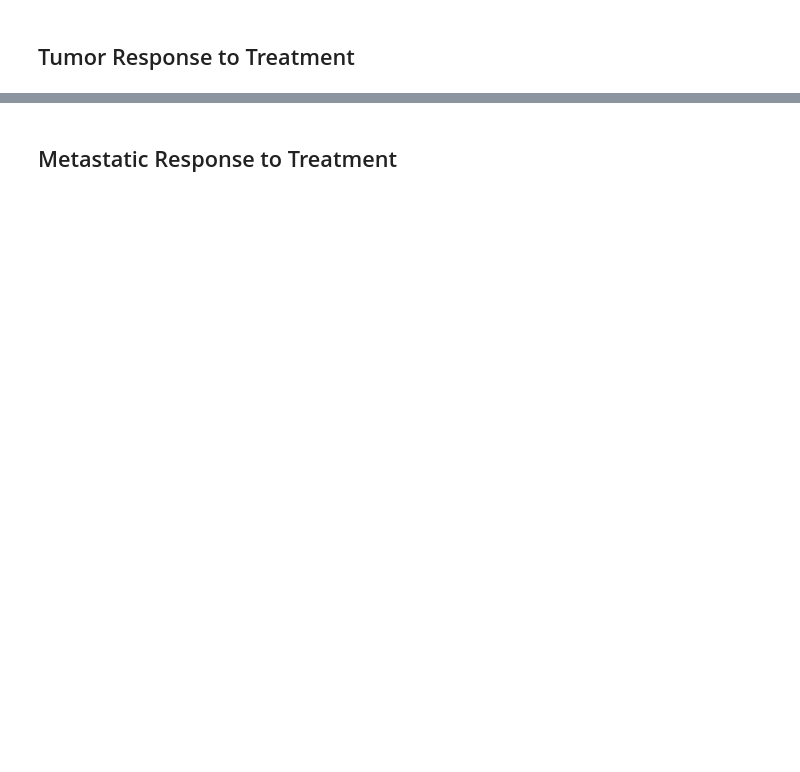
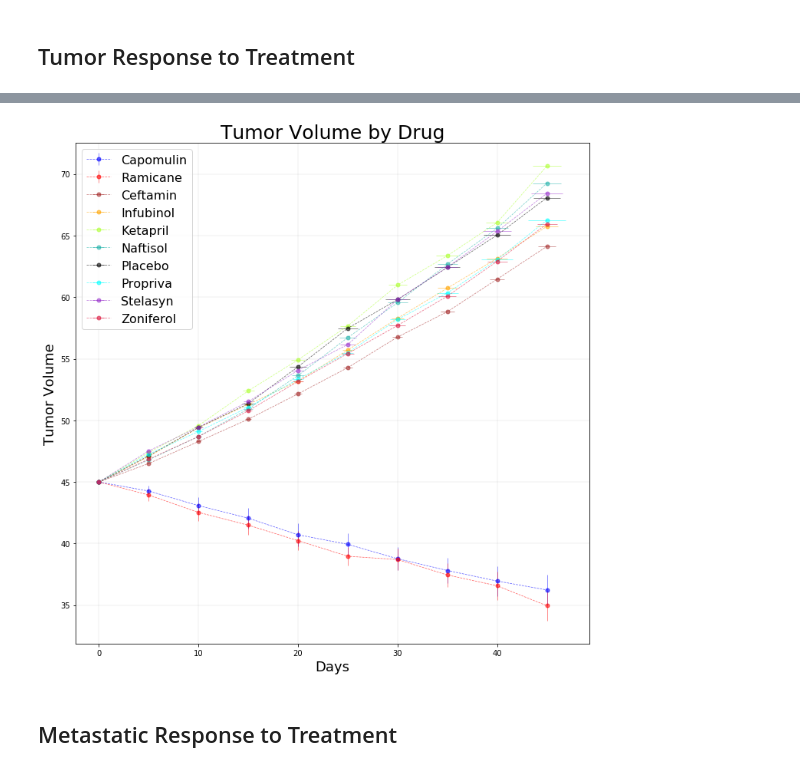
Before and after one commit to clayfranklin/matplotlib-challenge, a Jupyter notebook: Pymaceuticals/pymaceuticals_starter.ipynb, the cells around one changed output, grey strips where cells are left out. Saved outputs shown, nothing was run; the diff lists cells and outputs as text; code cells hidden in the pictures; blank space fills up the shorter version.

```diff
--- a/Pymaceuticals/pymaceuticals_starter.ipynb
+++ b/Pymaceuticals/pymaceuticals_starter.ipynb
@@ -106,4 +80,9 @@ MTV.head()
 # %%
 # Minor Data Munging to Re-Format the Data Frames
-MTV_mung = MTV.transpose()
+
+
 # Preview that Reformatting worked
+
+tumor = MTV.pivot_table(index = "Timepoint", columns = "Drug")
+tum_V = tumor["Tumor Volume (mm3)"]
+tum_V
@@ -128,3 +102,57 @@ plt.show()
+# %%
+
+plt.figure(figsize=(12,12))
+plt.title('Tumor Volume by Drug', fontsize = 25)
+plt.xlabel('Days', fontsize = 18)
+plt.ylabel('Tumor Volume', fontsize= 18)
+plt.grid(color='grey', linestyle='-', linewidth=0.25, alpha=0.5)
+
+
+plt.errorbar(tum_V.index, tum_V["Capomulin"],yerr = error_TV["Capomulin"],
+             fmt='o', color = 'b', alpha = 0.6, label = "Capomulin",
+            linestyle="dashed", markersize=5, linewidth=0.75)
+
+plt.errorbar(tum_V.index, tum_V["Ramicane"],yerr = error_TV["Ramicane"],
+             fmt='o', color = 'r', alpha = 0.6, label = "Ramicane",
+            linestyle="dashed", markersize=5, linewidth=0.75)
+
+plt.errorbar(tum_V.index, tum_V["Ceftamin"],xerr = error_TV["Ceftamin"],
+             fmt='o', color = 'brown', alpha = 0.6, label = "Ceftamin",
+            linestyle="dashed", markersize=5, linewidth=0.75)
+
+plt.errorbar(tum_V.index, tum_V["Infubinol"],xerr = error_TV["Infubinol"],
+             fmt='o', color = 'orange', alpha = 0.6, label = "Infubinol",
+            linestyle="dashed", markersize=5, linewidth=0.75)
+
+plt.errorbar(tum_V.index, tum_V["Ketapril"],xerr = error_TV["Ketapril"],
+             fmt='o', color = 'greenyellow', alpha = 0.6, label = "Ketapril",
+             linestyle="dashed", markersize=5, linewidth=0.75)
+
+plt.errorbar(tum_V.index, tum_V["Naftisol"],xerr = error_TV["Naftisol"],
+             fmt='o', color = 'lightseagreen', alpha = 0.6, label = "Naftisol",
+            linestyle="dashed", markersize=5, linewidth=0.75)
+
+plt.errorbar(tum_V.index, tum_V["Placebo"],xerr = error_TV["Placebo"],
+             fmt='o', color = 'black', alpha = 0.6, label = "Placebo",
+            linestyle="dashed", markersize=5, linewidth=0.75)
+
+plt.errorbar(tum_V.index, tum_V["Propriva"],xerr = error_TV["Propriva"],
+             fmt='o', color = 'aqua', alpha = 0.6, label = "Propriva",
+            linestyle="dashed", markersize=5, linewidth=0.75)
+
+plt.errorbar(tum_V.index, tum_V["Stelasyn"],xerr = error_TV["Stelasyn"],
+             fmt='o', color = 'darkorchid', alpha = 0.6, label = "Stelasyn",
+            linestyle="dashed", markersize=5, linewidth=0.75)
+
+plt.errorbar(tum_V.index, tum_V["Zoniferol"],xerr = error_TV["Zoniferol"],
+             fmt='o', color = 'crimson', alpha = 0.6, label = "Zoniferol",
+            linestyle="dashed", markersize=5, linewidth=0.75)
+
+
+plt.legend(fontsize = 16)
+plt.savefig("data/Tumor_Volume_by_Drug.png")
+# %% [output]
+[figure, added]
 # %% [markdown]
 ## Metastatic Response to Treatment
 # %%
```
Also changed, not shown: parts of 33 cells of this notebook, 6 other files.
